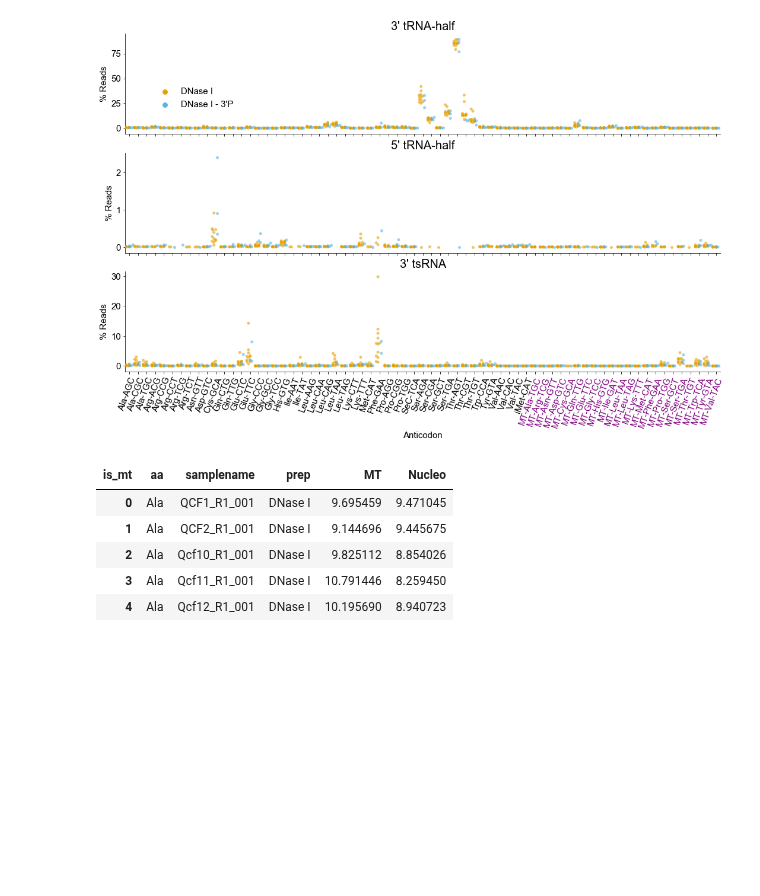
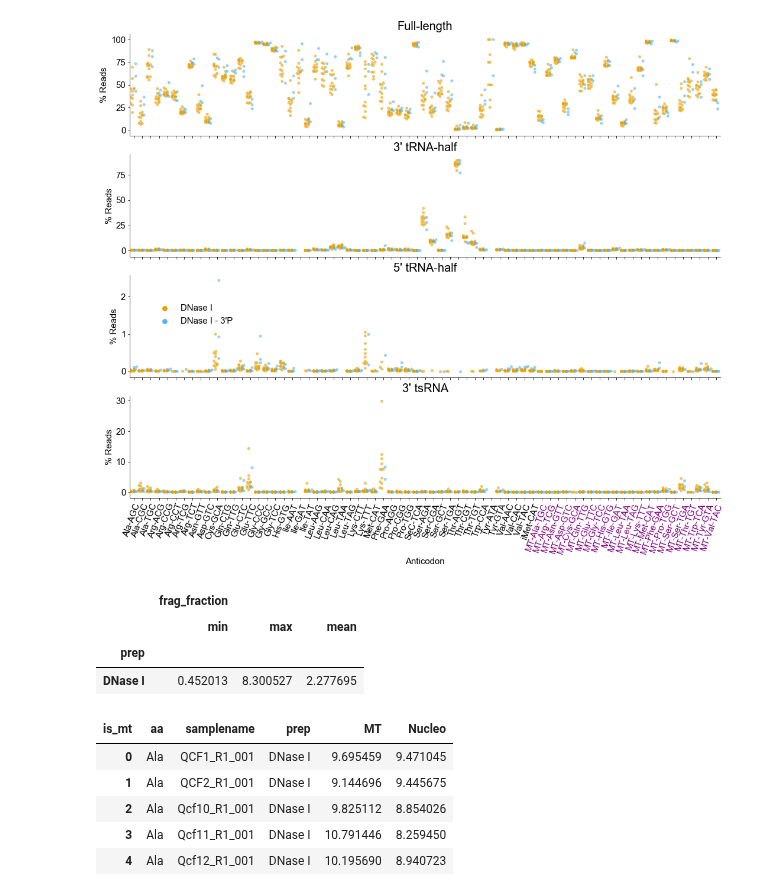
Before and after one commit to wckdouglas/cfNA, a Jupyter notebook: plots/plot_tsRNA.ipynb, the cells around one changed output. Cells and saved outputs as stored; diff of their text form; code cells hidden in the pictures; blank space fills up the shorter version.

```diff
--- a/plots/plot_tsRNA.ipynb
+++ b/plots/plot_tsRNA.ipynb
@@ -106,38 +101,47 @@ array(['Ala-AGC', 'Ala-CGC', 'Ala-TGC', 'Arg-ACG', 'Arg-CCG', 'Arg-CCT',
        'MT-Tyr-GTA', 'MT-Val-TAC'], dtype=object)
 # %%
 prep = ['DNase I', "DNase I - 3'P"]
-tsRNA = ["3' tRNA-half", "5' tRNA-half", "3' tsRNA"]
+tsRNA = ['Full-length',"3' tRNA-half", "5' tRNA-half", "3' tsRNA"]
 anticodon = df.anticodon.unique().tolist()
 # %%
 p = sns.FacetGrid(data = df.pipe(lambda d: d[d.prep.isin(prep)]),
                 col = 'frag_type',
                 col_wrap=1,
                 col_order = tsRNA,
                 aspect=5,
                 sharey=False)
 p.map(sns.swarmplot,
       'anticodon',
       'frag_fraction',
       'prep',
       alpha=0.6,
       hue_order = prep,
       order = anticodon,
       palette = okabeito_palette(),
       dodge=True)
 for ax in p.fig.axes:
     ax.set_xticklabels(ax.get_xticklabels(),
                       rotation=70,
                       ha = 'right',
                       rotation_mode='anchor')
     for xt in ax.get_xticklabels():
         if xt.get_text().startswith('MT'):
             xt.set_color('purple')
 p.set_titles('{col_name}', size=20)
-p.add_legend(fontsize=15, bbox_to_anchor=(0.2,0.9))
+p.add_legend(fontsize=15, bbox_to_anchor=(0.2,0.5))
 p.set_axis_labels('Anticodon', '% Reads')
 p.savefig(figure_path + '/tRNA_fragment_percentage.pdf', bbox_inches='tight')
 # %% [output]
-[figure, old version]
+[figure, new version]
+# %%
+df.query('frag_type == "Full-length" & prep == "DNase I" & aa == "Thr" & is_mt == ""') \
+    .groupby('prep')\
+    .agg({'frag_fraction':['min','max','mean']})
+# %% [output]
+|  | frag_fraction |  |  |
+|  | min | max | mean |
+| prep |  |  |  |
+| DNase I | 0.452013 | 8.300527 | 2.277695 |
 # %%
 pair_df = df\
     .groupby(['aa','samplename','is_mt','prep'],as_index=False)\
```
Also changed, not shown: parts of 3 cells of this notebook, 3 other files.
